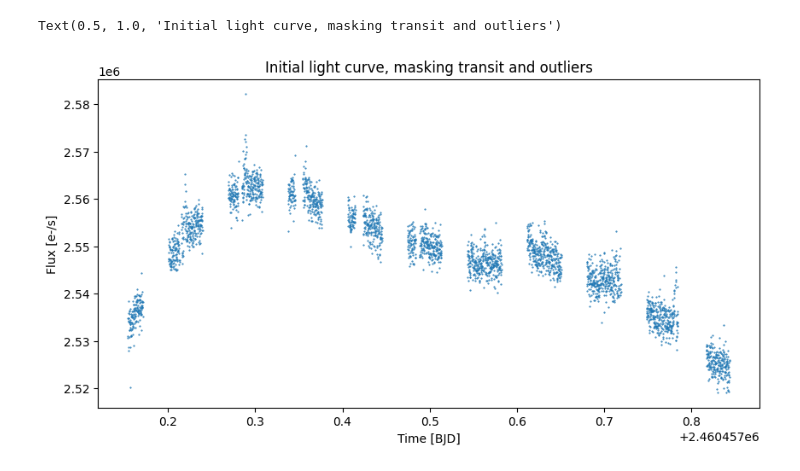
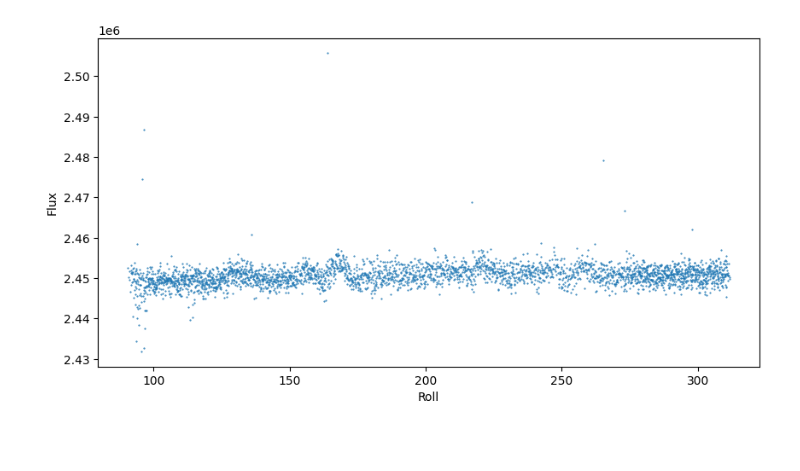
Before and after one commit to ekaterinailin/hip67522-spi, a Jupyter notebook: extract_flare_bootstrap.ipynb, the cells around one changed output. Cells and saved outputs as stored; diff of their text form; code cells hidden in the pictures; blank space fills up the shorter version.

```diff
--- a/extract_flare_bootstrap.ipynb
+++ b/extract_flare_bootstrap.ipynb
@@ -129,11 +169,0 @@ Initial mask: 3100 data points
-# %%
-%matplotlib inline
-t = t[mask]
-f = f[mask]
-roll = roll[mask]
-ferr = ferr[mask]
-dT = dT[mask]
-flag = flag[mask]
-bg = bg[mask]
-xc = xc[mask]
-yc = yc[mask]
@@ -140,16 +350,11 @@ yc = yc[mask]
 # %%
+# PLOT THE FINAL QUIET LIGHT CURVE AGAINST ROLL ANGLE ----------------------------
+plt.figure(figsize=(10, 5))
+plt.plot(roll, newf_sub, ".", markersize=1)
+plt.xlabel("Roll")
+plt.ylabel("Flux")
+plt.savefig(f"../plots/{file}/flares/hip67522_roll_flux.png")
 
-fs = f-bg
-
-plt.figure(figsize=(10, 5))
-# plt.plot(t, f, ".", markersize=1)
-plt.plot(t, f, ".", markersize=1)
-
-plt.xlabel("Time [BJD]")
-plt.ylabel("Flux [e-/s]")
-plt.title("Initial light curve, masking transit and outliers")
-# plt.savefig(f"../plots/{file}/flares/hip67522_initial_lc.png")
-# plt.xlim(2460457.7)
+# --------------------------------------------------------------------------------
 # %% [output]
-Text(0.5, 1.0, 'Initial light curve, masking transit and outliers')
-[figure, old version]
+[figure, new version]
```
Also changed, not shown: parts of 24 cells of this notebook, 6 other files.
